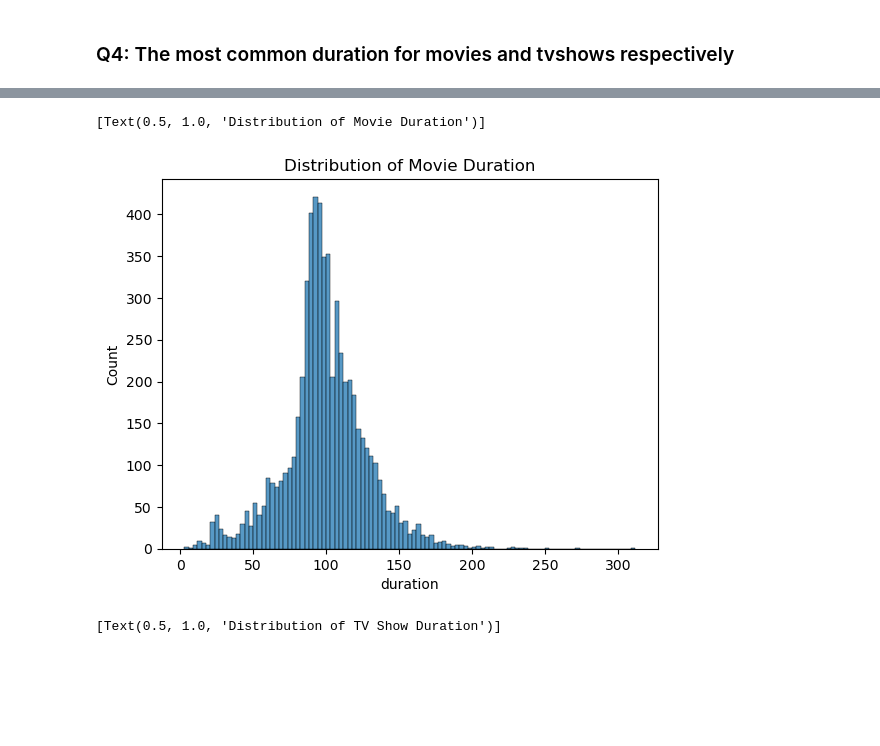
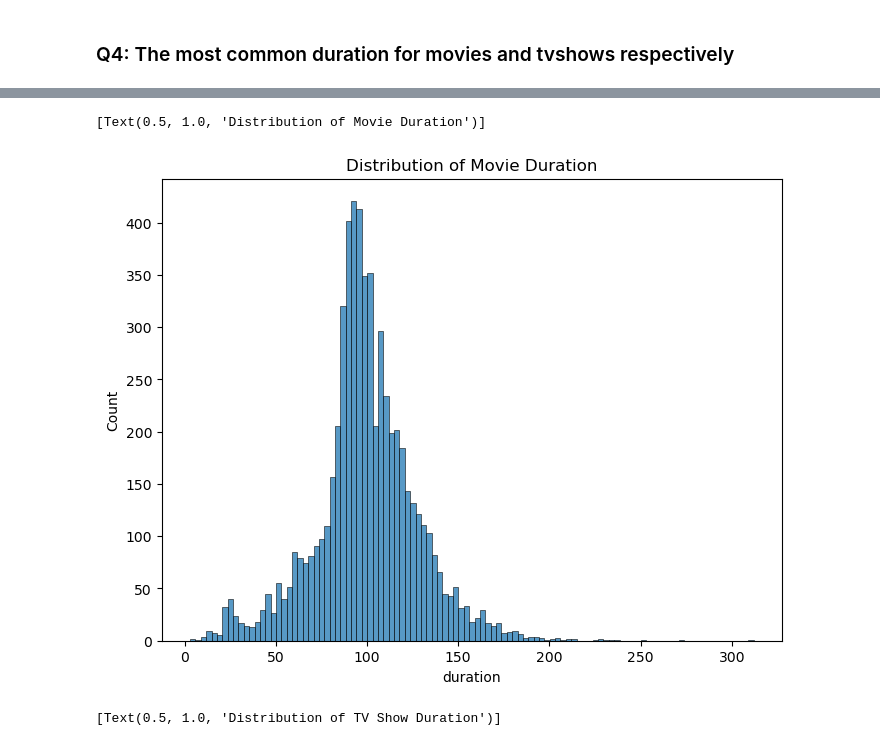
Before and after one commit to Yunling-G/Mid-Project, a Jupyter notebook: notebooks/Exploratory_data_analysis.ipynb, the cells around one changed output, grey strips where cells are left out. Saved outputs shown, nothing was run; the diff lists cells and outputs as text; code cells hidden in the pictures; blank space fills up the shorter version.

```diff
--- a/notebooks/Exploratory_data_analysis.ipynb
+++ b/notebooks/Exploratory_data_analysis.ipynb
@@ -492,8 +543,9 @@ tvshows_d.head()
 # %%
-sns.histplot(movies_d['duration']).set(title='Distribution of Movie Duration')
+fig, ax = plt.subplots(figsize=(8,6))
+sns.histplot(data=movies_d,x='duration').set(title='Distribution of Movie Duration')
 # %% [output]
 [Text(0.5, 1.0, 'Distribution of Movie Duration')]
-[figure, old version]
+[figure, new version]
 # %%
 fig, ax = plt.subplots(figsize=(8,6))
 sns.histplot(data=tvshows_d,x='duration').set(title='Distribution of TV Show Duration')
```
Also changed, not shown: parts of 21 cells of this notebook.
